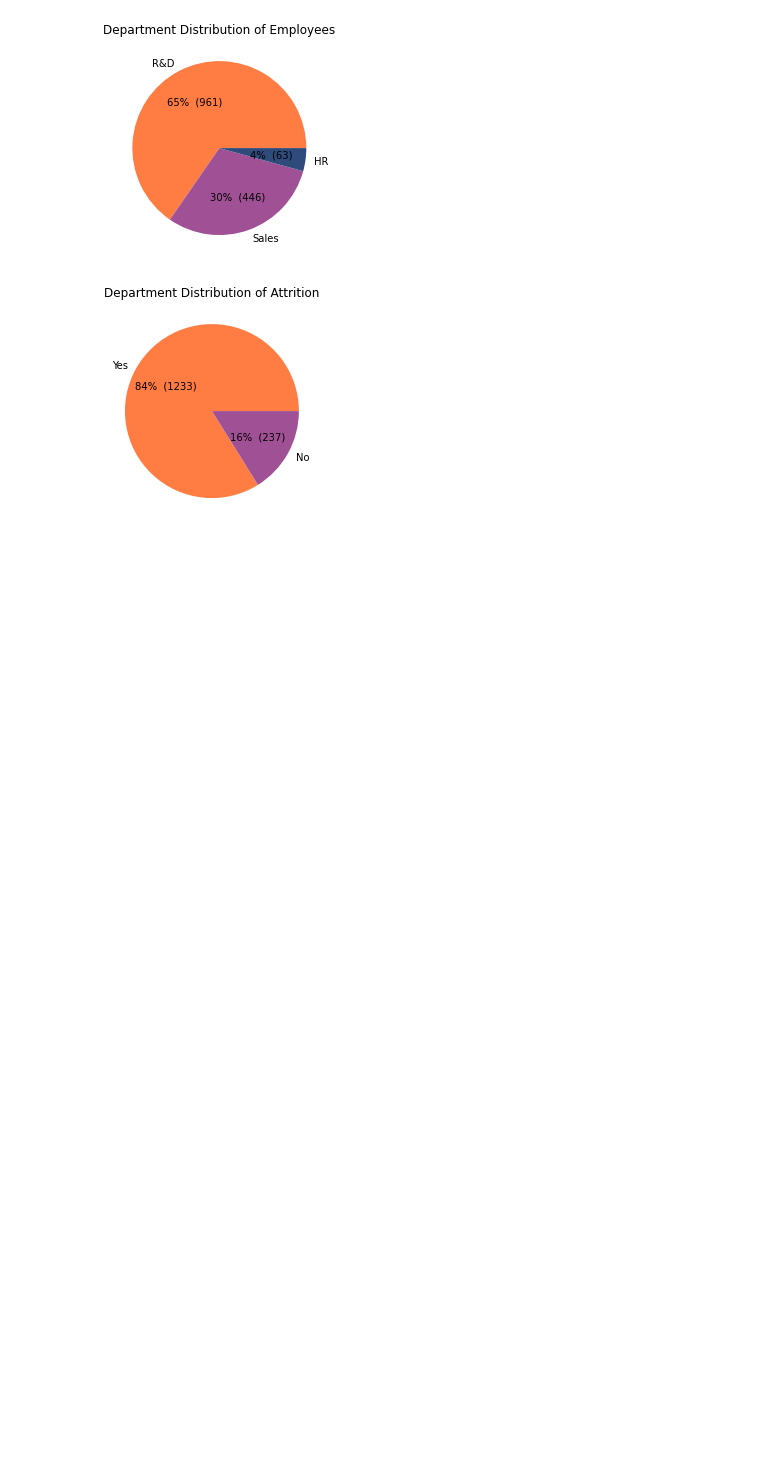
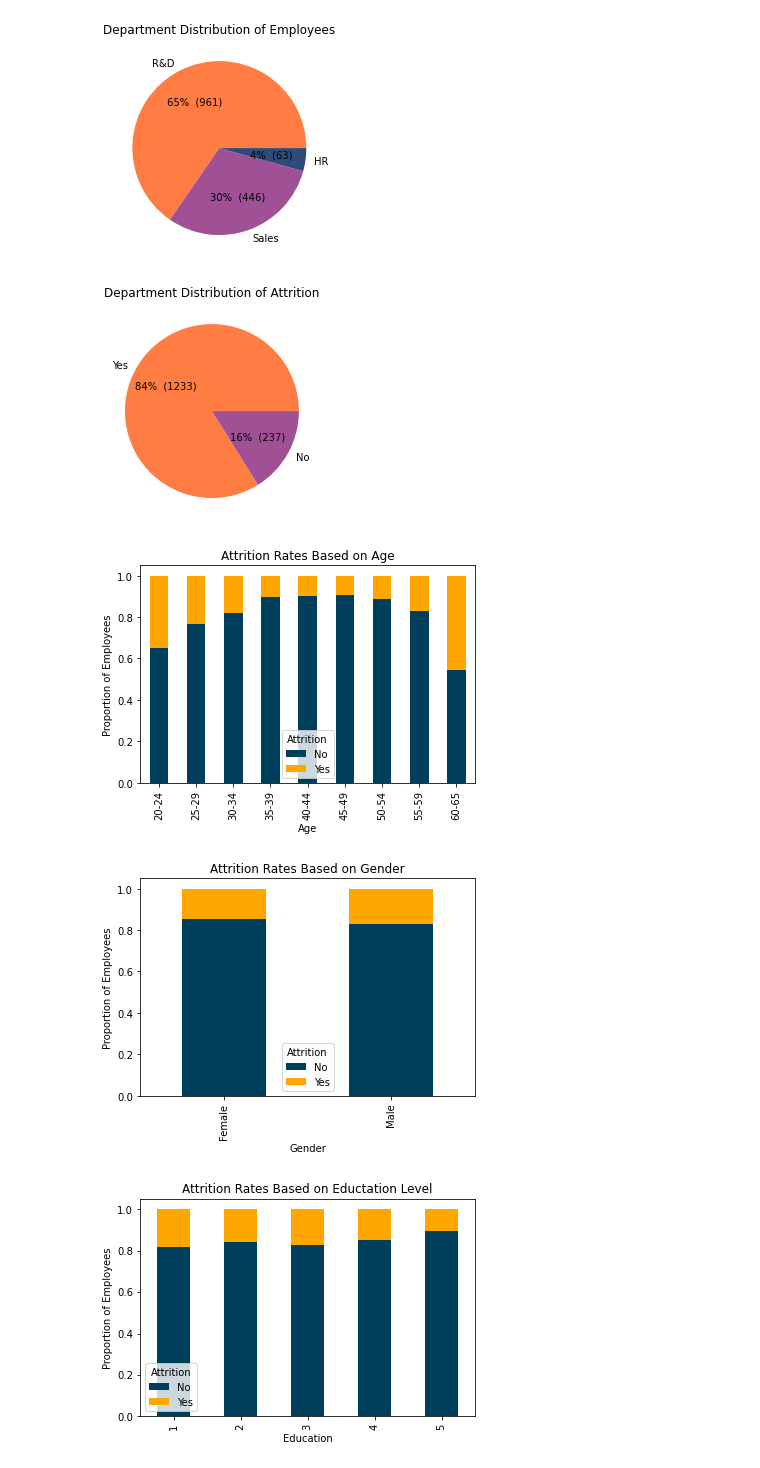
Before and after one commit to trevormcglaflin/PredictingEmployeeChurn, a Jupyter notebook: ChurnAnalysis.ipynb, the cells around one changed output. Cells and saved outputs as stored; diff of their text form; code cells hidden in the pictures; blank space fills up the shorter version.

Commit message:
added more plots

```diff
--- a/ChurnAnalysis.ipynb
+++ b/ChurnAnalysis.ipynb
@@ -134,3 +120,79 @@ plt.title('Department Distribution of Attrition')
 plt.show()
 # %% [output]
 [figure]
+# %%
+# How Demographics Influence Attrition
+# We want a bar chart for each demographic
+
+# Age
+def get_age_text(x):
+    age_texts = ["20-24", "25-29", "30-34", "35-39","40-44", "45-49", "50-54", "55-59", "60-65"]
+    return age_texts[(x-20)//5]
+df['Age_text'] = df['Age'].apply(get_age_text)
+freq_df = df.groupby(['Age_text'])['Attrition'].value_counts().unstack()
+pct_df = freq_df.divide(freq_df.sum(axis=1), axis=0)
+pct_df.plot(kind="bar",
+            stacked=True,
+            color=[blue_1, orange_2],
+            ylabel="Proportion of Employees",
+            xlabel="Age",
+            title="Attrition Rates Based on Age");
+
+# Gender
+freq_df = df.groupby(['Gender'])['Attrition'].value_counts().unstack()
+pct_df = freq_df.divide(freq_df.sum(axis=1), axis=0)
+pct_df.plot(kind="bar",
+            stacked=True,
+            color=[blue_1, orange_2],
+            ylabel="Proportion of Employees",
+            title="Attrition Rates Based on Gender");
+
+# Education
+freq_df = df.groupby(['Education'])['Attrition'].value_counts().unstack()
+pct_df = freq_df.divide(freq_df.sum(axis=1), axis=0)
+pct_df.plot(kind="bar",
+            stacked=True,
+            color=[blue_1, orange_2],
+            ylabel="Proportion of Employees",
+            title="Attrition Rates Based on Eductation Level");
+
+# Department
+freq_df = df.groupby(['Department'])['Attrition'].value_counts().unstack()
+pct_df = freq_df.divide(freq_df.sum(axis=1), axis=0)
+pct_df.plot(kind="bar",
+            stacked=True,
+            color=[blue_1, orange_2],
+            ylabel="Proportion of Employees",
+            title="Attrition Rates Based on Department");
+
+# Marital Status
+freq_df = df.groupby(['MaritalStatus'])['Attrition'].value_counts().unstack()
+pct_df = freq_df.divide(freq_df.sum(axis=1), axis=0)
+pct_df.plot(kind="bar",
+            stacked=True,
+            color=[blue_1, orange_2],
+            ylabel="Proportion of Employees",
+            title="Attrition Rates Based on Marital Status");
+
+# Distance from Work
+def get_dist_text(x):
+    if x <= 1:
+        return "Walking(0-1 mi)"
+    elif x <= 3:
+        return "Biking(1-3 mi)"
+    elif x <= 10:
+        return "Short Drive/Metro(3-10 mi)"
+    return "Long Drive/Metro(10+ mi)"
+df['Dist_text'] = df['DistanceFromHome'].apply(get_dist_text)
+freq_df = df.groupby(['Dist_text'])['Attrition'].value_counts().unstack()
+pct_df = freq_df.divide(freq_df.sum(axis=1), axis=0)
+pct_df.plot(kind="bar",
+            stacked=True,
+            color=[blue_1, orange_2],
+            ylabel="Proportion of Employees",
+            xlabel="Distance from Home",
+            title="Attrition Rates Based on Distance from Home");
+# %% [output]
+[figure, added]
+[figure, added]
+[figure, added]
```
Also changed, not shown: parts of 18 cells of this notebook.
